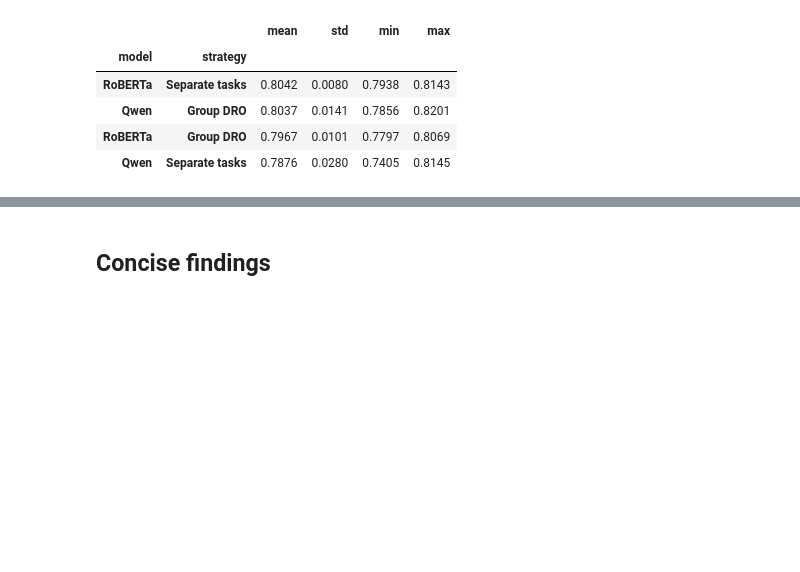
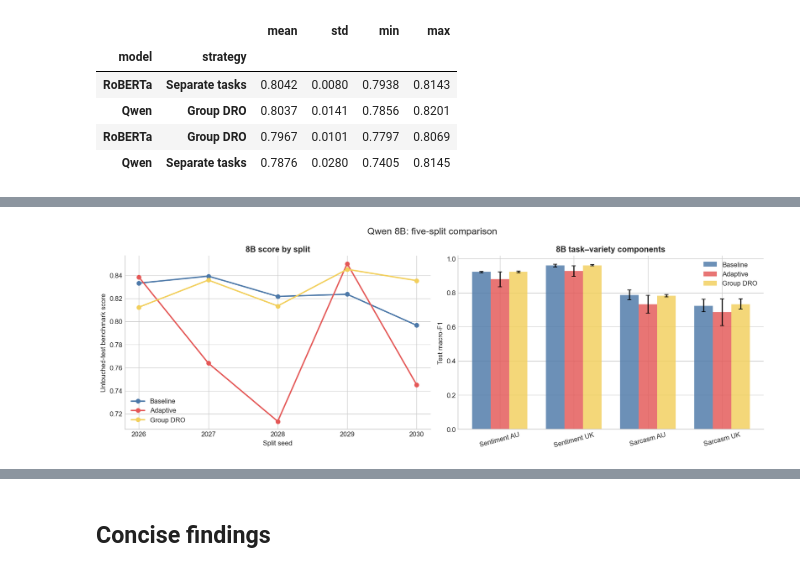
Before and after one commit to MaaxRen/ALTA2026, a Jupyter notebook: notebooks/training_results_analysis.ipynb, the cells around one changed output, grey strips where cells are left out. Cells and saved outputs as stored; diff of their text form; code cells hidden in the pictures; blank space fills up the shorter version.

```diff
--- a/notebooks/training_results_analysis.ipynb
+++ b/notebooks/training_results_analysis.ipynb
@@ -150,11 +161,12 @@ for ax, (label, metric) in zip(axes.flat, SUBTASKS.items()):
     for offset, strategy in zip(np.linspace(-0.28, 0.28, len(STRATEGIES)), STRATEGIES):
         for index, model in enumerate(MODELS):
             values = common[(common.model == model) & (common.strategy == strategy)][metric]
-            position = x[index] + offset
-            ax.errorbar(position, values.mean(), yerr=values.std(), fmt="o", capsize=3,
-                        color=COLORS[strategy], markersize=6)
-            ax.scatter(np.full(len(values), position) + np.linspace(-0.012, 0.012, len(values)),
-                       values, color="black", s=10, zorder=3)
+            if len(values):
+                position = x[index] + offset
+                ax.errorbar(position, values.mean(), yerr=values.std(), fmt="o", capsize=3,
+                            color=COLORS[strategy], markersize=6)
+                ax.scatter(np.full(len(values), position) + np.linspace(-0.012, 0.012, len(values)),
+                           values, color="black", s=10, zorder=3)
     ax.set_title(label); ax.set_xticks(x, MODELS); ax.set_ylabel("Test macro-F1")
 handles = [plt.Line2D([0], [0], marker="o", linestyle="", color=COLORS[s], label=s)
            for s in STRATEGIES]
@@ -169,7 +181,8 @@ fig.tight_layout(rect=(0, 0, 1, 0.94)); plt.show()
 delta_rows = []
 for model in MODELS:
     baseline = common[(common.model == model) & (common.strategy == "Baseline")].set_index("split_seed")
-    for strategy in STRATEGIES[1:]:
+    available = common[common.model == model].strategy.unique()
+    for strategy in [name for name in STRATEGIES[1:] if name in available]:
         candidate = common[(common.model == model) & (common.strategy == strategy)].set_index("split_seed")
         delta = candidate.benchmark_score - baseline.benchmark_score
         delta_rows.append({"comparison": f"{model} · {strategy}",
@@ -198,5 +211,9 @@ This is supplementary because the other strategies do not yet contain seeds 2029
 # %%
-extended = results[results.strategy.isin(["Group DRO", "Separate tasks"])
+run_seed_counts = results.groupby("run").split_seed.nunique()
+five_seed_runs = run_seed_counts[run_seed_counts >= 5].index
+extended = results[results.run.isin(five_seed_runs)
+                   & (results.model != "Qwen 8B")
+                   & results.strategy.isin(["Group DRO", "Separate tasks"])
                    & results.split_seed.isin(EXTENDED_SEEDS)].copy()
 fig, ax = plt.subplots(figsize=(10, 5))
 for run, part in extended.groupby("run", sort=False):
@@ -223,0 +245,28 @@ display(extended_summary.style.format("{:.4f}"))
+# %%
+qwen8_strategies = ("Baseline", "Adaptive", "Group DRO")
+qwen8_five = results[(results.model == "Qwen 8B")
+                     & results.split_seed.isin(EXTENDED_SEEDS)].copy()
+qwen8_metrics = [*SUBTASKS.values(), "benchmark_score"]
+qwen8_summary = qwen8_five.groupby("strategy")[qwen8_metrics].agg(["mean", "std"])
+display(qwen8_summary.style.format("{:.4f}"))
+
+fig, axes = plt.subplots(1, 2, figsize=(14, 4.8))
+for strategy in qwen8_strategies:
+    part = qwen8_five[qwen8_five.strategy == strategy].sort_values("split_seed")
+    axes[0].plot(part.split_seed.astype(str), part.benchmark_score, marker="o",
+                 linewidth=2, color=COLORS[strategy], label=strategy)
+axes[0].set_xlabel("Split seed"); axes[0].set_ylabel("Untouched-test benchmark score")
+axes[0].set_title("8B score by split"); axes[0].legend(frameon=False)
+
+x, width = np.arange(len(SUBTASKS)), 0.25
+for offset, strategy in zip((-width, 0, width), qwen8_strategies):
+    part = qwen8_five[qwen8_five.strategy == strategy]
+    means = [part[metric].mean() for metric in SUBTASKS.values()]
+    stds = [part[metric].std() for metric in SUBTASKS.values()]
+    axes[1].bar(x + offset, means, width, yerr=stds, capsize=3, alpha=0.82,
+                color=COLORS[strategy], label=strategy)
+axes[1].set_xticks(x, SUBTASKS.keys(), rotation=15); axes[1].set_ylabel("Test macro-F1")
+axes[1].set_title("8B task–variety components"); axes[1].legend(frameon=False)
+fig.suptitle("Qwen 8B: five-split comparison", fontsize=14)
+fig.tight_layout(); plt.show()
+# %% [output]
@@ -223,0 +279 @@ display(extended_summary.style.format("{:.4f}"))
+[figure, added]
```
Also changed, not shown: parts of 10 cells of this notebook, 10 other files.
